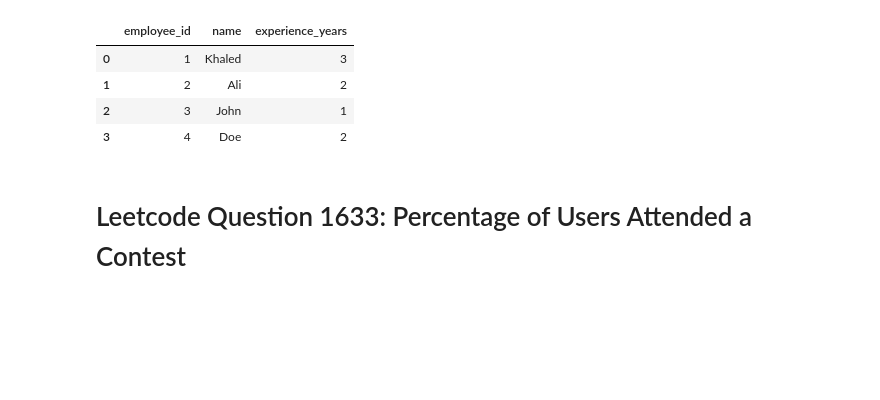
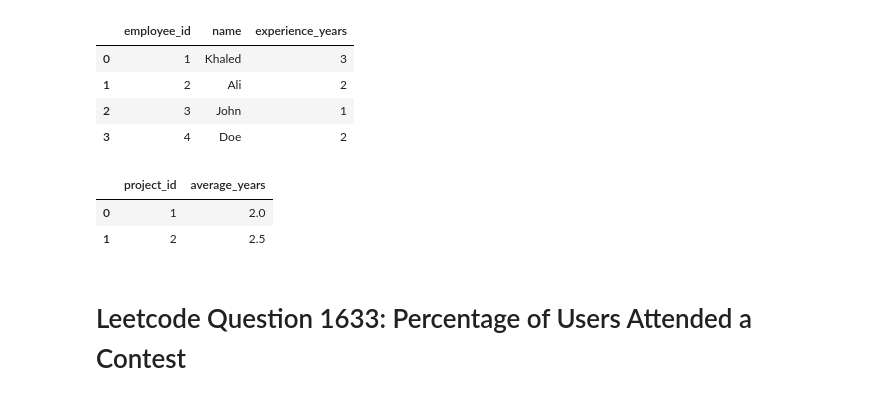
Before and after one commit to DanialArab/SQL, a Jupyter notebook: Leetcode_Database_Questions.ipynb, the cells around one changed output. Saved outputs shown, nothing was run; the diff lists cells and outputs as text; code cells hidden in the pictures; blank space fills up the shorter version.

```diff
--- a/Leetcode_Database_Questions.ipynb
+++ b/Leetcode_Database_Questions.ipynb
@@ -2369,6 +2369,21 @@ FROM Employee
 | 1 | 2 | Ali | 2 |
 | 2 | 3 | John | 1 |
 | 3 | 4 | Doe | 2 |
+# %%
+pd.read_sql("""
+SELECT
+    project_id,
+    ROUND(AVG(CAST(experience_years AS DECIMAL(10, 2))), 2) AS average_years
+
+FROM Project
+JOIN Employee
+    USING (employee_id)
+GROUP BY project_id
+""", con)
+# %% [output]
+|  | project_id | average_years |
+| 0 | 1 | 2.0 |
+| 1 | 2 | 2.5 |
 # %% [markdown]
 # Leetcode Question 1633: Percentage of Users Attended a Contest
 # %%
```
Also changed, not shown: parts of 2 cells of this notebook.
